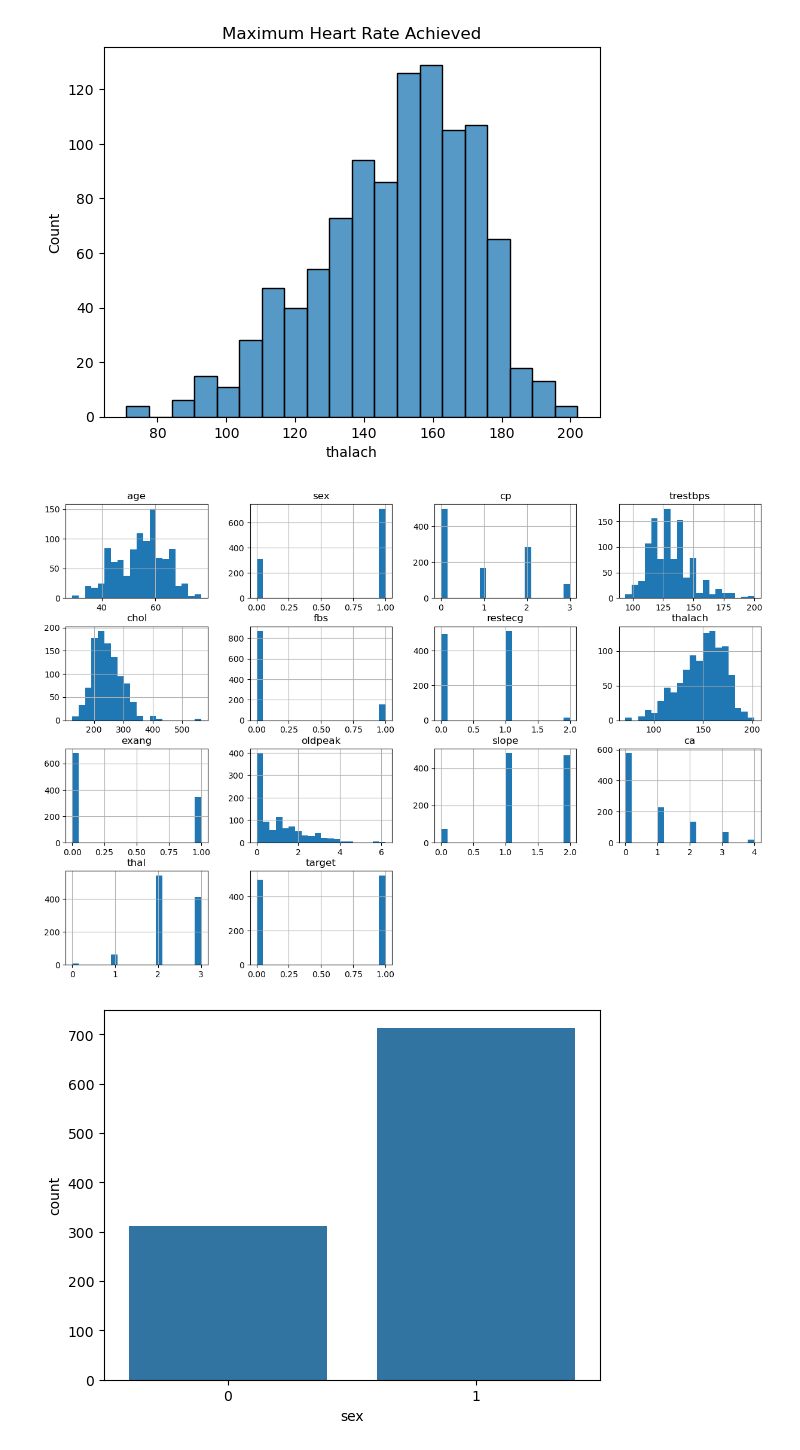
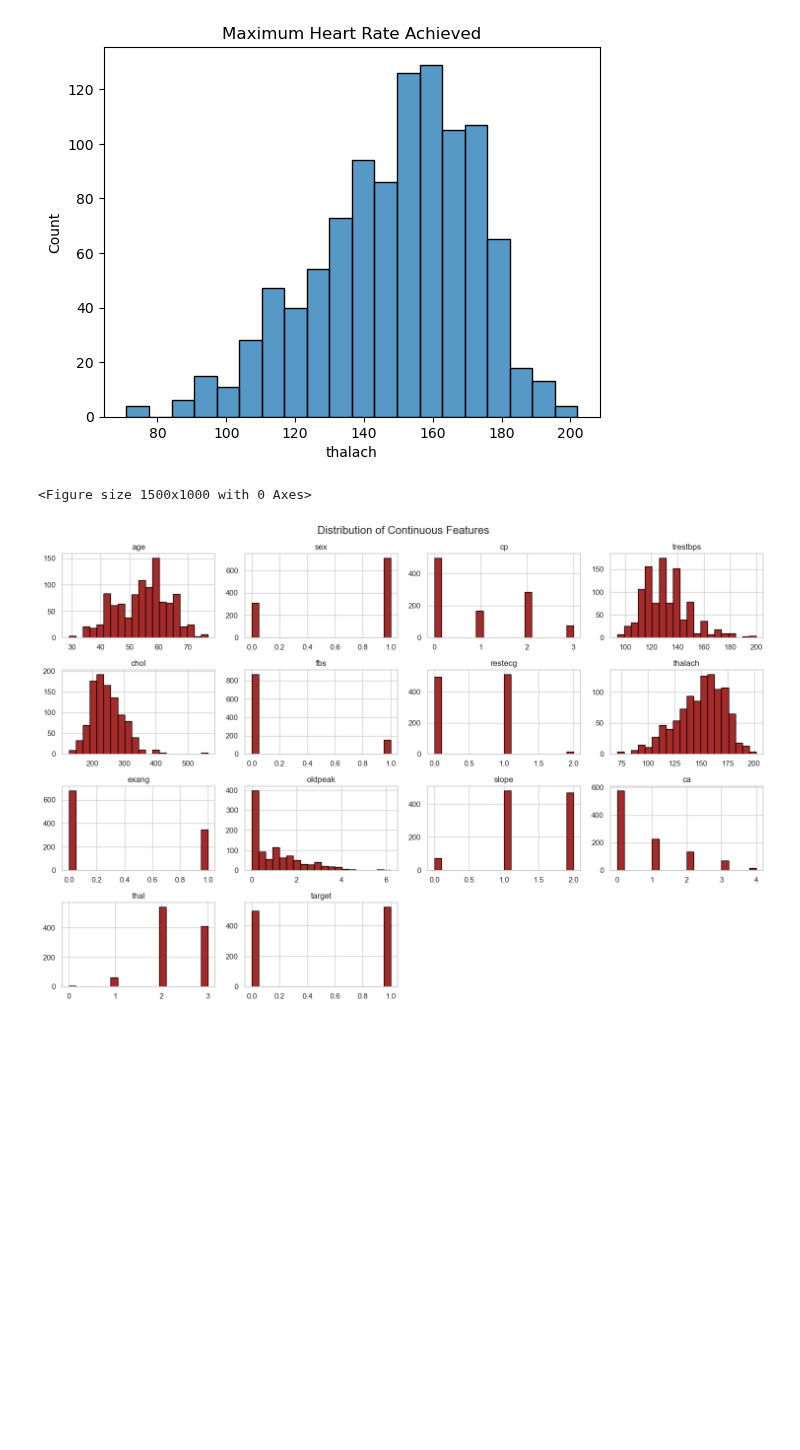
Before and after one commit to KeneanDita/Exploratory-Data-Analysis-EDA-, a Jupyter notebook: Heart_Disease.ipynb, the cells around one changed output. Drawn from its saved outputs; the diff is of its cells as text; code cells hidden in the pictures; blank space fills up the shorter version.

```diff
--- a/Heart_Disease.ipynb
+++ b/Heart_Disease.ipynb
@@ -81,18 +81,17 @@ plt.show()
 # %% [output]
 [figure]
 # %%
-import matplotlib.pyplot as plt
-import seaborn as sns
+# Set the style and color palette for seaborn
+sns.set(style="whitegrid")
+sns.set_palette("Set2")  # Change the color palette for better aesthetics
 
-# Plot histograms for continuous features
-df.hist(bins=20, figsize=(15, 10))
+# Plot histograms for continuous features with customizations
+plt.figure(figsize=(15, 10))
+df.hist(bins=20, color='brown', edgecolor='black', figsize=(15, 10))
+plt.suptitle('Distribution of Continuous Features', fontsize=16)
+plt.tight_layout()  # Adjust layout to prevent overlapping
+plt.savefig('Overiew of all columns.png', dpi=300)
 plt.show()
-
-# Bar chart for categorical features (e.g., Sex, ChestPainType)
-sns.countplot(x='sex', data=df)
-plt.show()
-sns.countplot(x='target', data=df)  # Visualize target variable distribution
-plt.show()
 # %% [output]
+<Figure size 1500x1000 with 0 Axes>
-[figure, old version]
+[figure, new version]
-[figure, removed]
```
Also changed, not shown: parts of 1 cell of this notebook.
